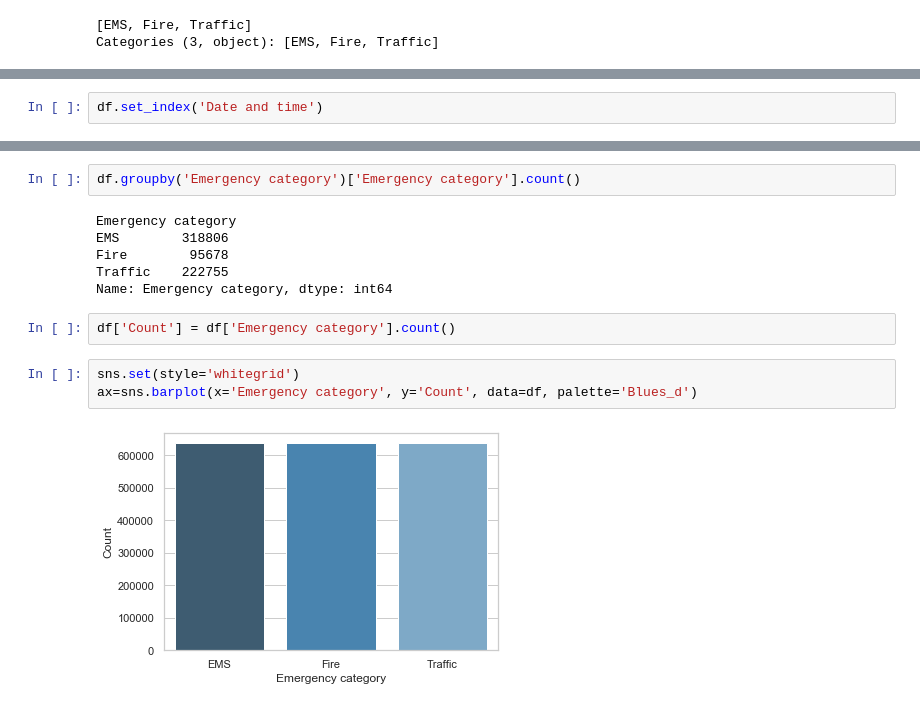
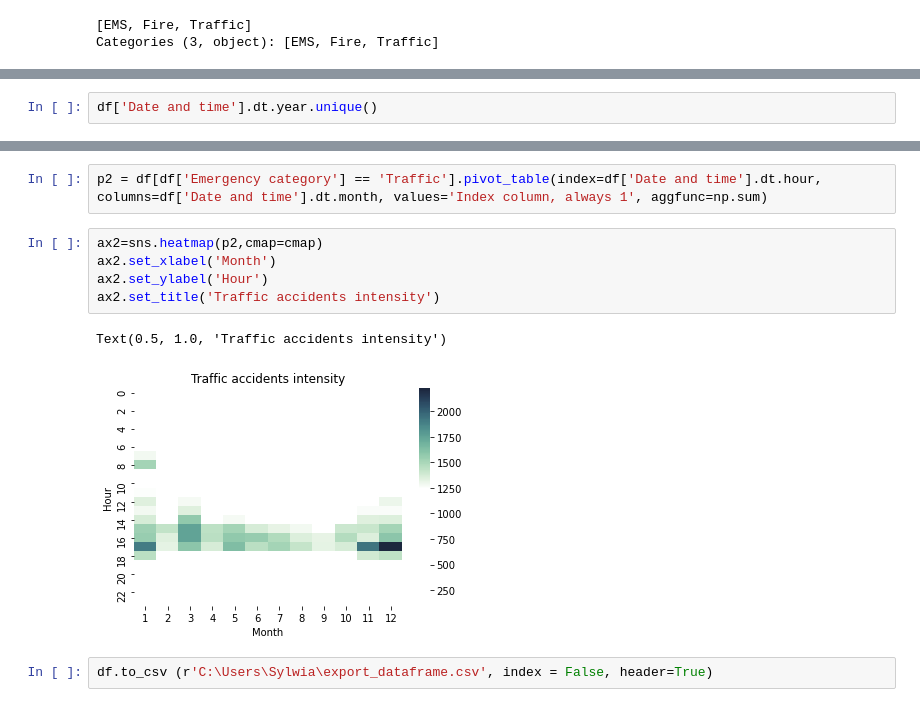
Before and after one commit to SylwiaK-S/911, a Jupyter notebook: 911 Calls.ipynb, the cells around one changed output, grey strips where cells are left out. Drawn from its saved outputs; the diff is of its cells as text.

```diff
--- a/911 Calls.ipynb
+++ b/911 Calls.ipynb
@@ -192,3 +127,3 @@ df[df['Township'] == 'DELAWARE COUNTY']
 # %%
-df.set_index('Date and time')
+df['Date and time'].dt.year.unique()
 # %% [output]
@@ -214,15 +131,12 @@ df.set_index('Date and time')
-# %%
-df.groupby('Emergency category')['Emergency category'].count()
-# %% [output]
-Emergency category
-EMS        318806
-Fire        95678
-Traffic    222755
-Name: Emergency category, dtype: int64
-# %%
-df['Count'] = df['Emergency category'].count()
-# %%
-sns.set(style='whitegrid')
-ax=sns.barplot(x='Emergency category', y='Count', data=df, palette='Blues_d')
-# %% [output]
-[figure, removed]
+# %%
+p2 = df[df['Emergency category'] == 'Traffic'].pivot_table(index=df['Date and time'].dt.hour, columns=df['Date and time'].dt.month, values='Index column, always 1', aggfunc=np.sum)
+# %%
+ax2=sns.heatmap(p2,cmap=cmap)
+ax2.set_xlabel('Month')
+ax2.set_ylabel('Hour')
+ax2.set_title('Traffic accidents intensity')
+# %% [output]
+Text(0.5, 1.0, 'Traffic accidents intensity')
+[figure, added]
+# %%
+df.to_csv (r'C:\Users\Sylwia\export_dataframe.csv', index = False, header=True)
```
Also changed, not shown: parts of 13 cells of this notebook.
